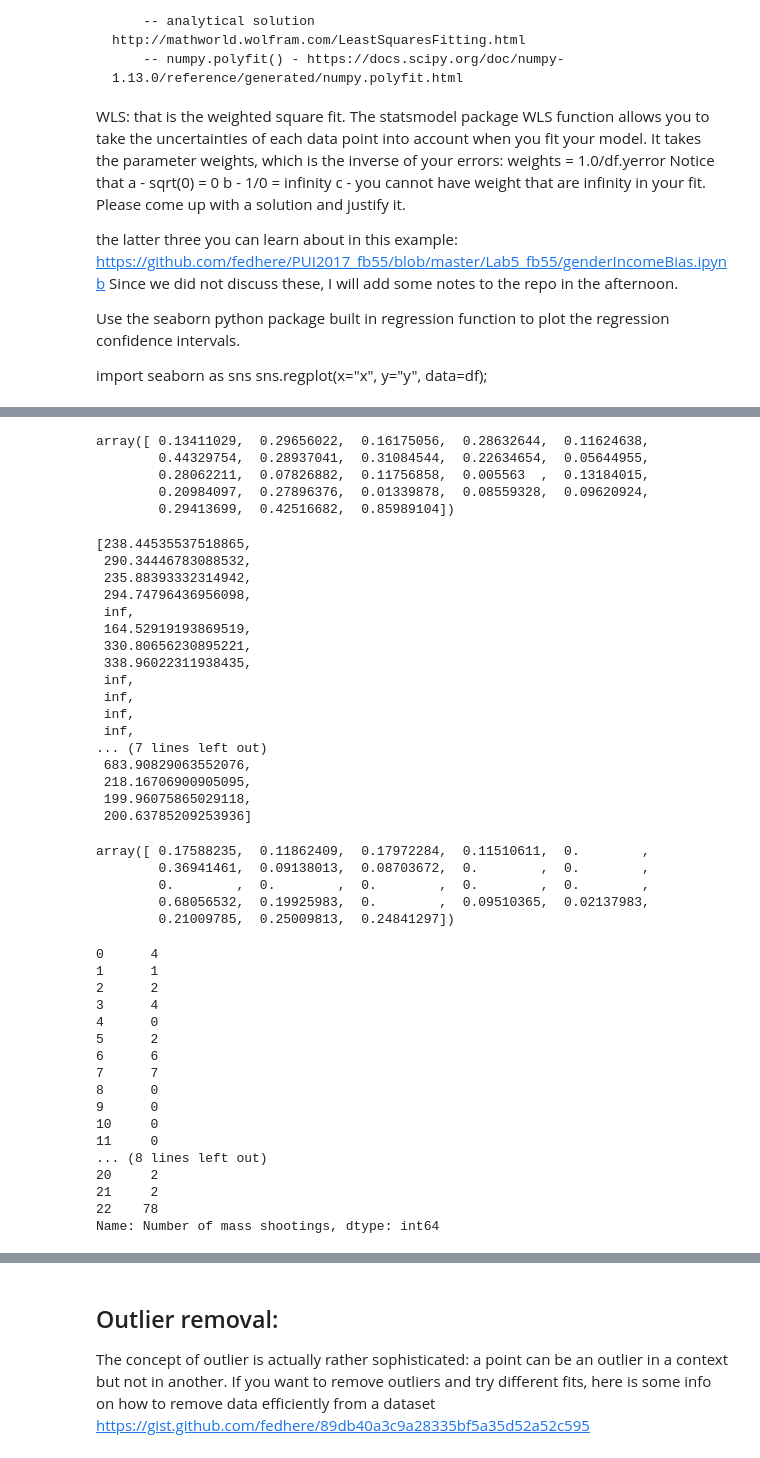
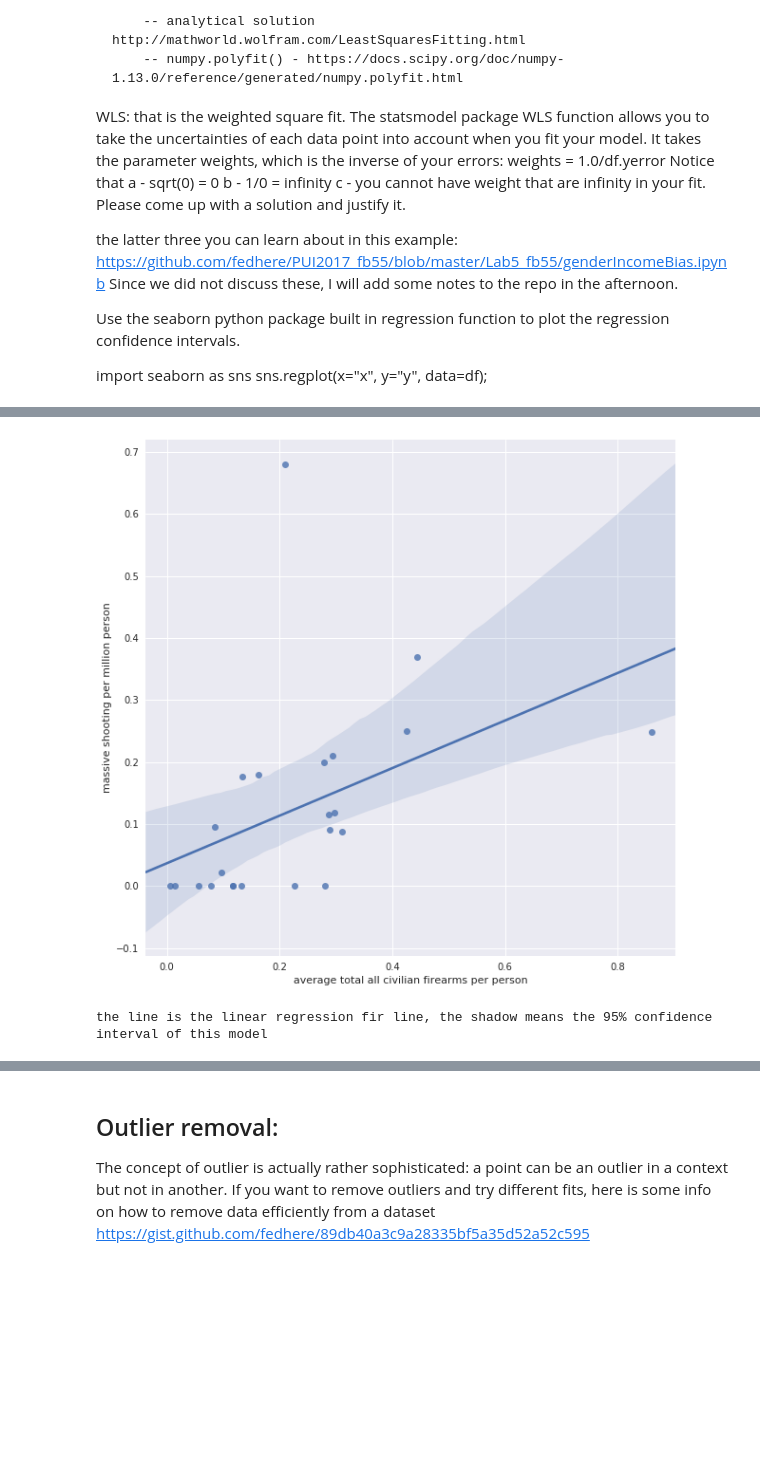
Before and after one commit to Mingyi1995/PUI2018_mh5172, a Jupyter notebook: HW9_mh5172/Assignment3_mh5172.ipynb, the cells around one changed output, grey strips where cells are left out. Cells and saved outputs as stored; diff of their text form; code cells hidden in the pictures; blank space fills up the shorter version.

```diff
--- a/HW9_mh5172/Assignment3_mh5172.ipynb
+++ b/HW9_mh5172/Assignment3_mh5172.ipynb
@@ -377,57 +372 @@ df_.head()
-# %%
-np.array(x)
-# %% [output]
-array([ 0.13411029,  0.29656022,  0.16175056,  0.28632644,  0.11624638,
-        0.44329754,  0.28937041,  0.31084544,  0.22634654,  0.05644955,
-        0.28062211,  0.07826882,  0.11756858,  0.005563  ,  0.13184015,
-        0.20984097,  0.27896376,  0.01339878,  0.08559328,  0.09620924,
-        0.29413699,  0.42516682,  0.85989104])
-# %%
-list(100/np.sqrt(y))
-# %% [output]
-[238.44535537518865,
- 290.34446783088532,
- 235.88393332314942,
- 294.74796436956098,
- inf,
- 164.52919193869519,
- 330.80656230895221,
- 338.96022311938435,
- inf,
- inf,
- inf,
- inf,
-... (7 lines left out)
- 683.90829063552076,
- 218.16706900905095,
- 199.96075865029118,
- 200.63785209253936]
-# %%
-y
-# %% [output]
-array([ 0.17588235,  0.11862409,  0.17972284,  0.11510611,  0.        ,
-        0.36941461,  0.09138013,  0.08703672,  0.        ,  0.        ,
-        0.        ,  0.        ,  0.        ,  0.        ,  0.        ,
-        0.68056532,  0.19925983,  0.        ,  0.09510365,  0.02137983,
-        0.21009785,  0.25009813,  0.24841297])
-# %%
-df_['Number of mass shootings']
-# %% [output]
-0      4
-1      1
-2      2
-3      4
-4      0
-5      2
-6      6
-7      7
-8      0
-9      0
-10     0
-11     0
-... (8 lines left out)
-20     2
-21     2
-22    78
-Name: Number of mass shootings, dtype: int64
 # %%
@@ -440,6 +379,17 @@ mod_ols = smf.OLS(y,X).fit()
 mod_wls = smf.WLS(y,X,weights=list(1/np.sqrt(x))).fit()
 # print(mod_ols.summary())
 # print(mod_wls.summary())
+# %%
+fig = plt.figure(figsize=(10,10))
+fig.add_subplot(111)
+sns.regplot(x=x,y=y)
+plt.xlabel('average total all civilian firearms per person')
+plt.ylabel('massive shooting per million person')
+plt.show()
+print('the line is the linear regression fir line, the shadow means the 95% confidence interval of this model')
+# %% [output]
+[figure, added]
+the line is the linear regression fir line, the shadow means the 95% confidence interval of this model
 # %%
 fig = plt.figure(figsize=(10,10))
 fig.add_subplot(221)
```
Also changed, not shown: parts of 15 cells of this notebook.
